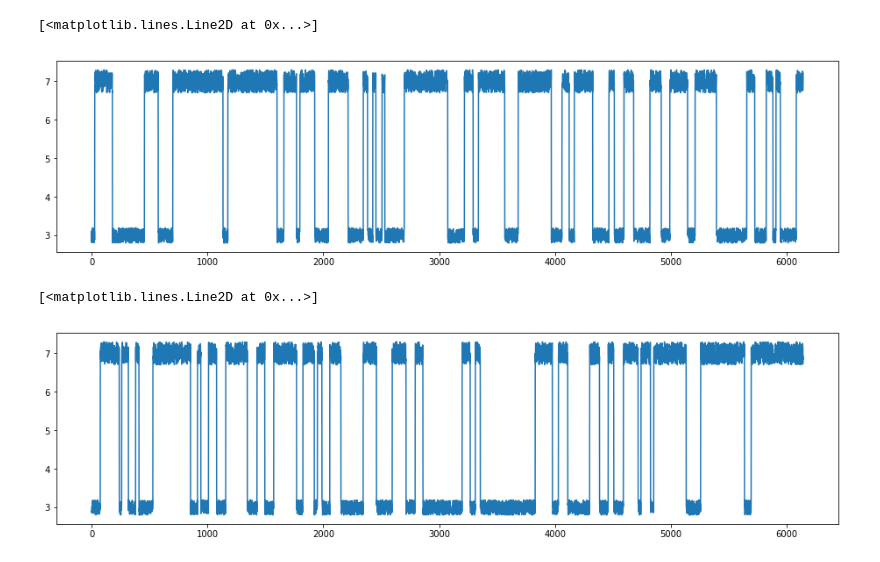
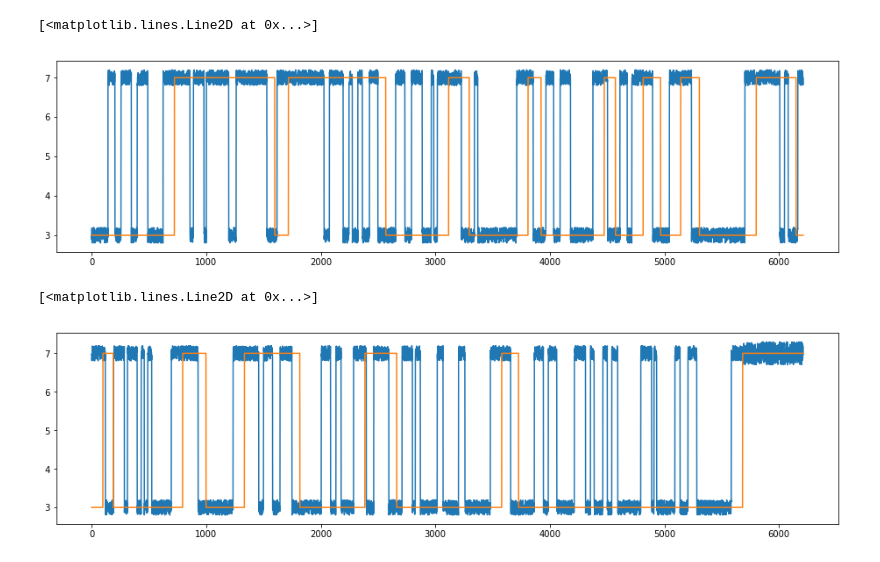
Before and after one commit to EmersonVilar/Pesquisa, a Jupyter notebook: Gerador de Sinal (casa).ipynb, the cells around one changed output. Drawn from its saved outputs; the diff is of its cells as text; code cells hidden in the pictures.

```diff
--- a/Gerador de Sinal (casa).ipynb
+++ b/Gerador de Sinal (casa).ipynb
@@ -38,0 +64,24 @@ df.head()
+# %%
+x = []
+for i in np.arange(10):
+    x.append(step_signal(3,7))
+# %%
+for i in np.arange(10):
+    if len(x[0]) > len(x[i]):
+        if x[i][-1] >= 2.8 and x[i][-1] <= 3.2:
+            x[i] = np.concatenate((x[i],np.random.uniform(3-0.2,3+0.2,len(x[0])-len(x[i]))))
+        elif x[i][-1] >= 6.7 and x[i][-1] <= 7.3:
+            x[i] = np.concatenate((x[i],np.random.uniform(7-0.3,7+0.3,len(x[0])-len(x[i]))))
+    else:
+        delete = np.nonzero(x[i][len(x[0]):])
+        x[i] = np.delete(x[i],delete)
+
+
+limit = 5
+type_ = 'high'
+delay_time = 100*3/len(x[0])
+dead_band = 70*3/len(x[0])
+t_delay = 0
+df = pd.DataFrame()
+for i in np.arange(10):
+    df['x'+str(i)] = x[i]
@@ -38,0 +97,8 @@ df.head()
+# %%
+log = []
+for i in np.arange(10):
+    log.append(alarm_generate(x[i], limit, 'high', delay_time, dead_band))
+# %%
+df_log = pd.DataFrame()
+for i in np.arange(10):
+    df_log['Var_'+str(i)] = log[i]
@@ -39,12 +114,14 @@ df.head()
 # %%
 plt.figure(figsize=(16,4))
 plt.plot(df['x0'])
+plt.plot(df_log['Var_0']*4+3)
 # %% [output]
 [<matplotlib.lines.Line2D at 0x...>]
-[figure, old version]
+[figure, new version]
 # %%
 plt.figure(figsize=(16,4))
 plt.plot(df['x1'])
+plt.plot(df_log['Var_1']*4+3)
 # %% [output]
 [<matplotlib.lines.Line2D at 0x...>]
-[figure, old version]
+[figure, new version]
```
Also changed, not shown: parts of 5 cells of this notebook.
